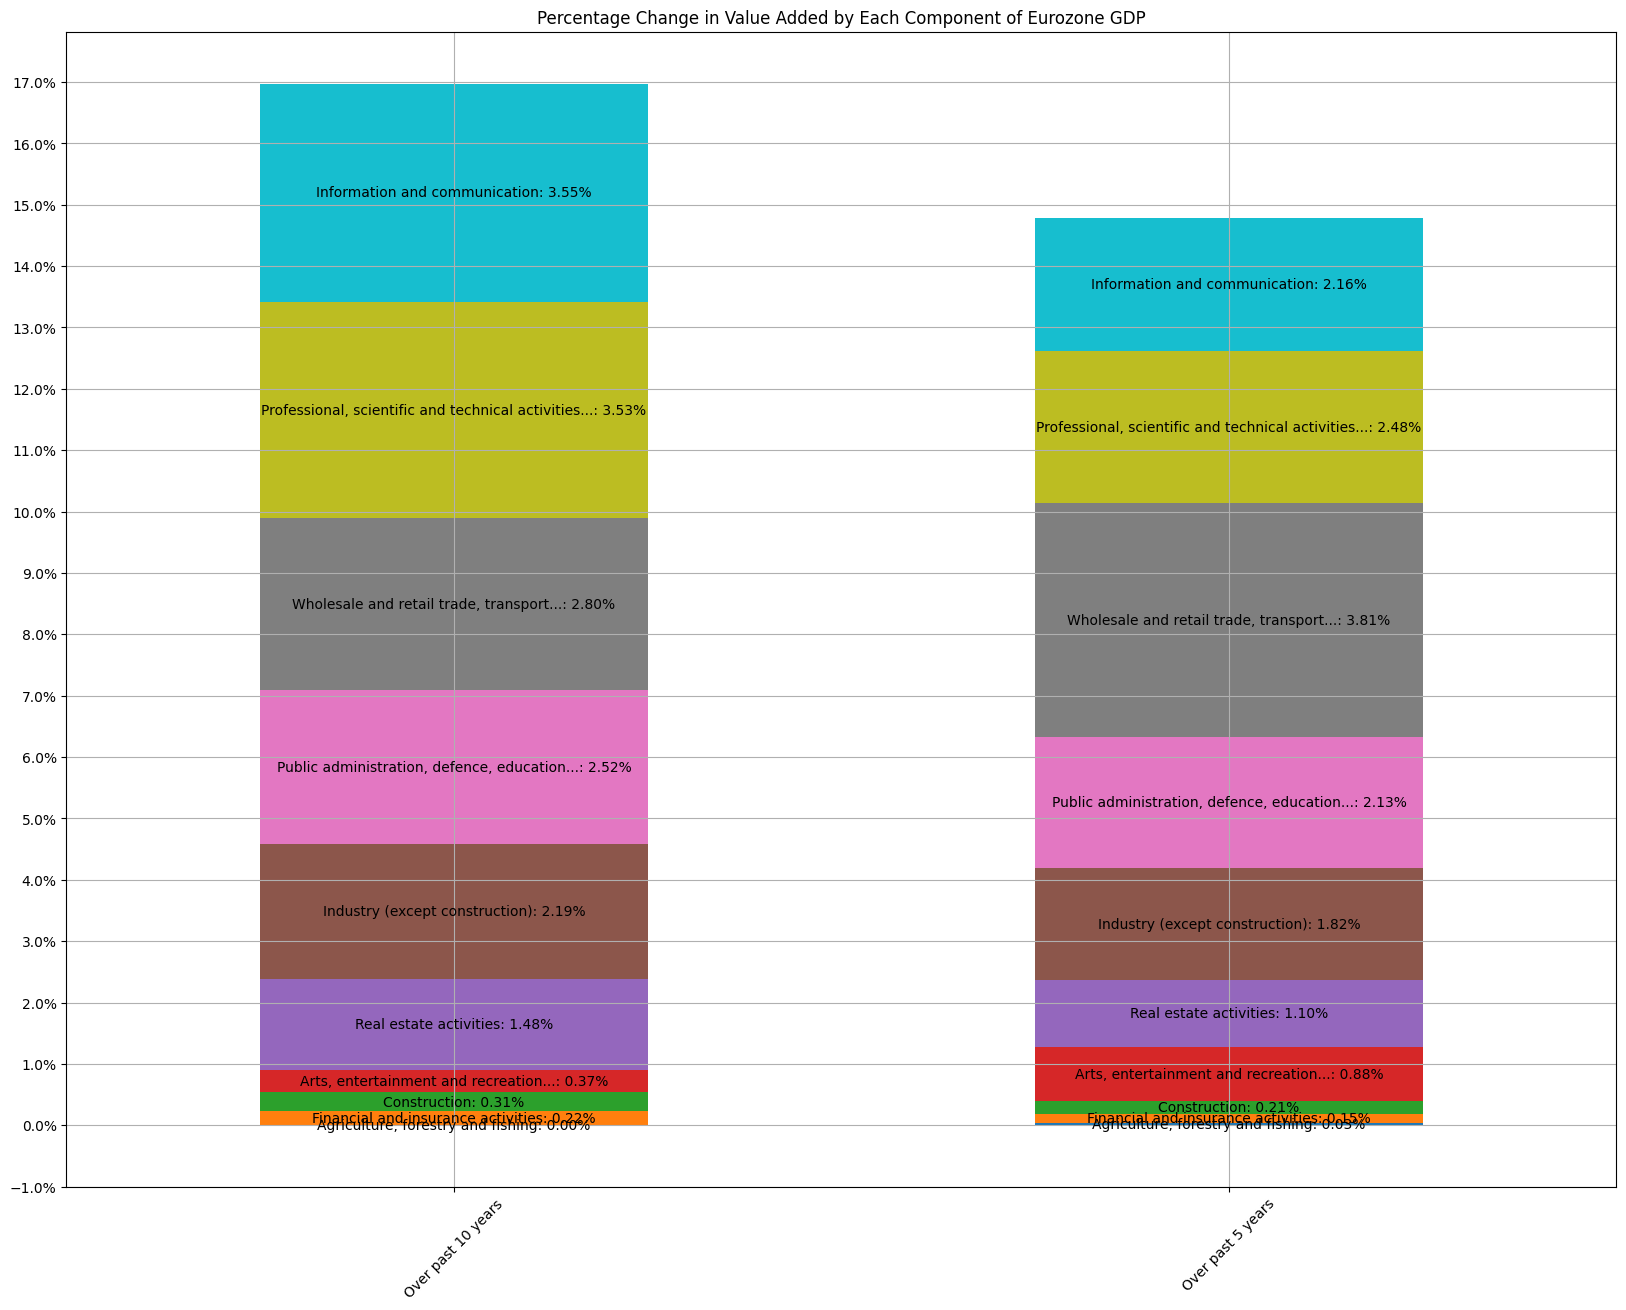
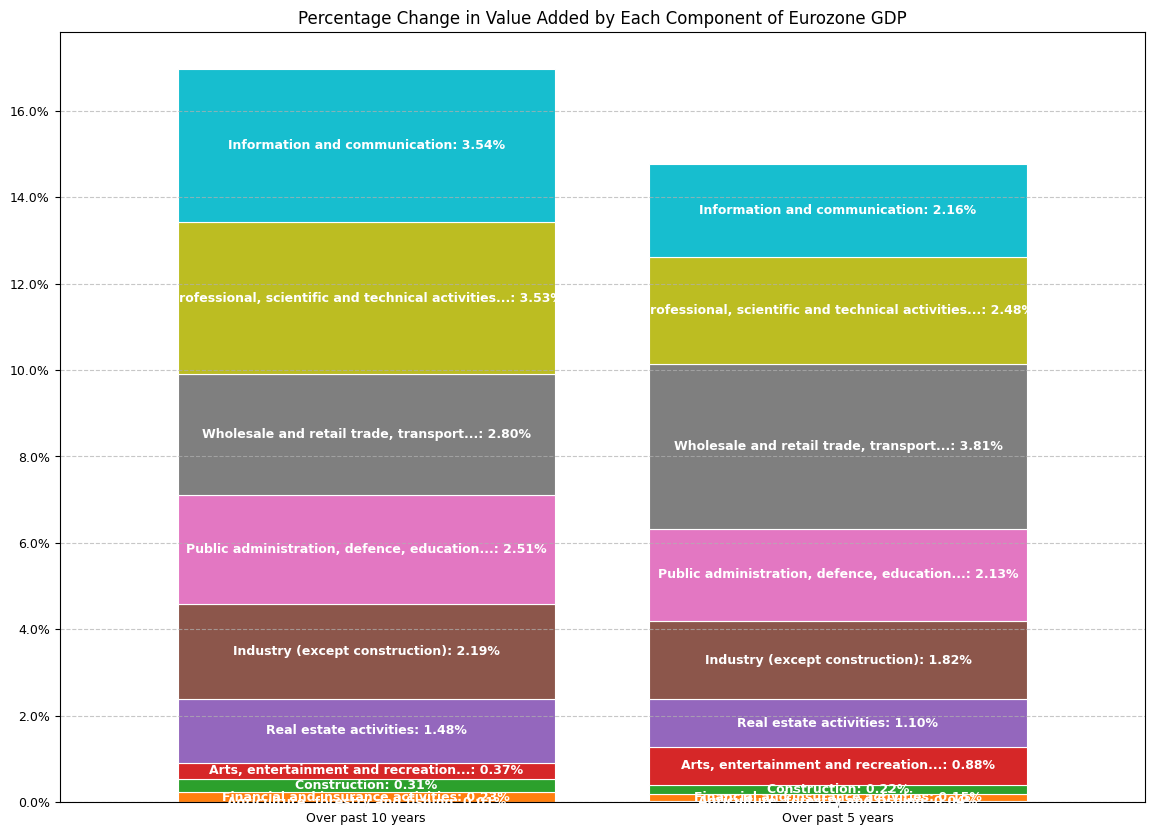
The change to this notebook cell's code, shown as a diff; its figure went from the first image to the second:
--- before
+++ after
@@ -1,7 +1,9 @@
 y_max = round(max([series[series.iloc[:] > 0].sum() for _, series in gdp_components_pct_chg.items()]) + .005, 2) + 1e-3
-ax = gdp_components_pct_chg.T.plot.bar(figsize=(20,15), grid=True, title=GRAPH_TITLE_GDP_COMPONENTS_PCT_CHG,
-                                       stacked=True, rot=45, yticks=np.arange(-.01, y_max, .01))
+ax = gdp_components_pct_chg.T.plot.bar(figsize=(14,10), stacked=True, title=GRAPH_TITLE_GDP_COMPONENTS_PCT_CHG,
+                                       rot=0,# yticks=np.arange(-.01, y_max, .01),
+                                       edgecolor='white', linewidth=0.8, width=0.8, fontsize=9)
 ax.yaxis.set_major_formatter(mtick.PercentFormatter(1))
 ax.get_legend().remove()
 for c in ax.containers:
-    ax.bar_label(c, fmt=c.get_label() + ': {:.2%}', label_type='center')
+    ax.bar_label(c, fmt=c.get_label() + ': {:.2%}', label_type='center', fontsize=9, color='white', fontweight='bold')
+ax.grid(axis='y', linestyle='--', alpha=0.7)

Commit: Improved visualization of waterfall charts for GDP growth